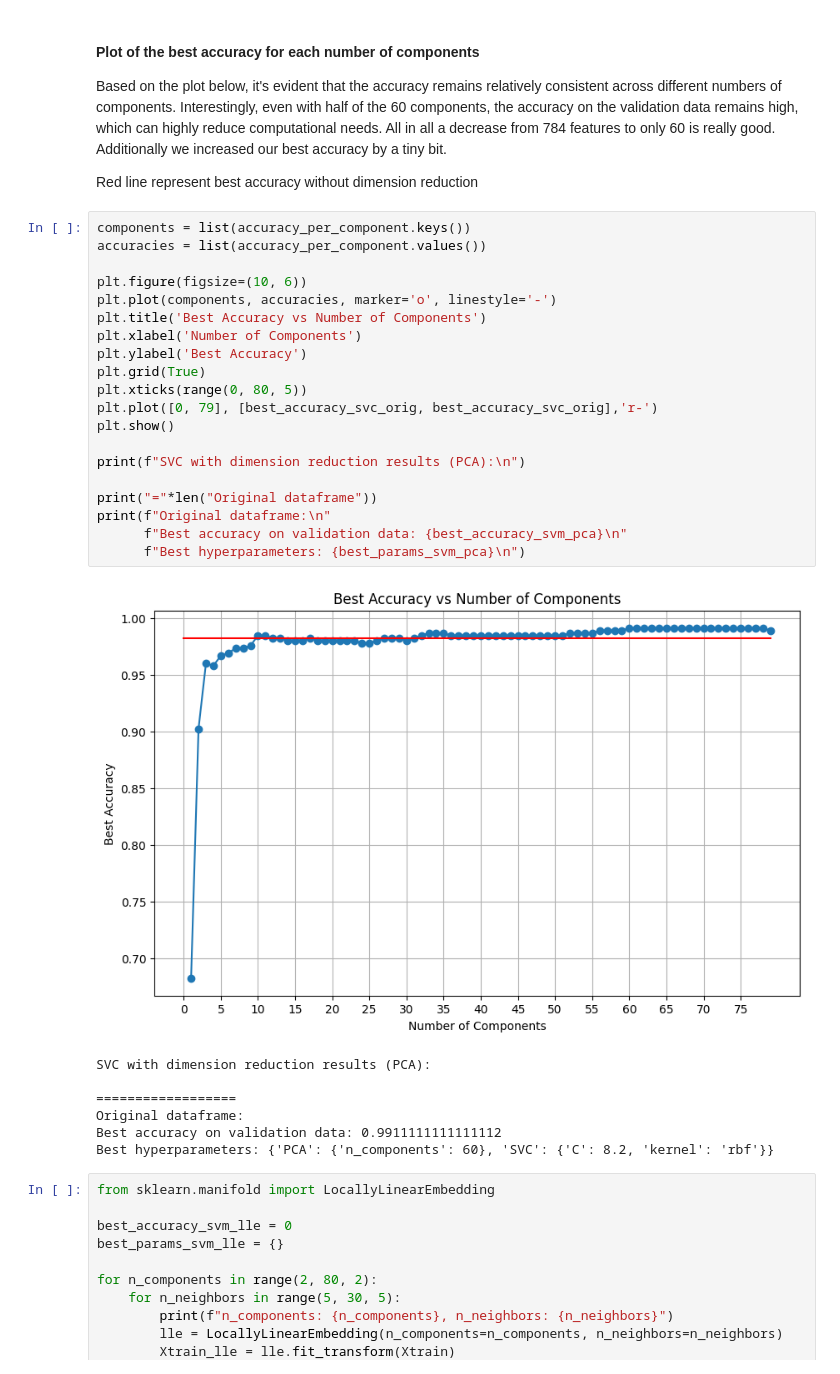
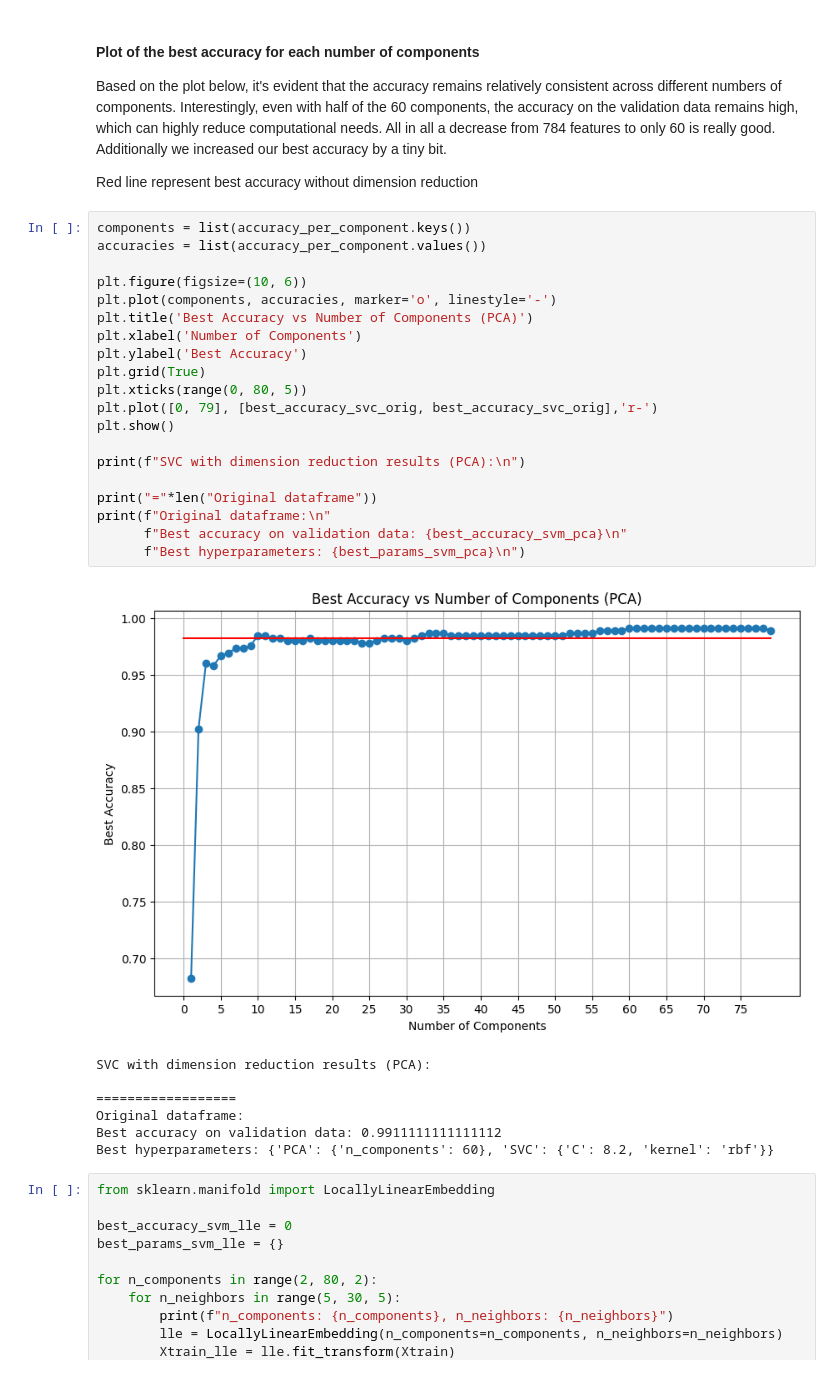
Before and after one commit to xsenyaaax/bi-ml2-2024, a Jupyter notebook: HW01/homework_01_B232.ipynb, the cells around one changed output. Saved outputs shown, nothing was run; the diff lists cells and outputs as text.

```diff
--- a/HW01/homework_01_B232.ipynb
+++ b/HW01/homework_01_B232.ipynb
@@ -504,25 +506,25 @@ Red line represent best accuracy without dimension reduction
 # %%
 components = list(accuracy_per_component.keys())
 accuracies = list(accuracy_per_component.values())
 
 plt.figure(figsize=(10, 6))
 plt.plot(components, accuracies, marker='o', linestyle='-')
-plt.title('Best Accuracy vs Number of Components')
+plt.title('Best Accuracy vs Number of Components (PCA)')
 plt.xlabel('Number of Components')
 plt.ylabel('Best Accuracy')
 plt.grid(True)
 plt.xticks(range(0, 80, 5))
 plt.plot([0, 79], [best_accuracy_svc_orig, best_accuracy_svc_orig],'r-')
 plt.show()
 
 print(f"SVC with dimension reduction results (PCA):\n")
 
 print("="*len("Original dataframe"))
 print(f"Original dataframe:\n"
       f"Best accuracy on validation data: {best_accuracy_svm_pca}\n"
       f"Best hyperparameters: {best_params_svm_pca}\n")
 # %% [output]
-[figure, old version]
+[figure, new version]
 SVC with dimension reduction results (PCA):
 
 ==================
```
Also changed, not shown: parts of 10 cells of this notebook.
